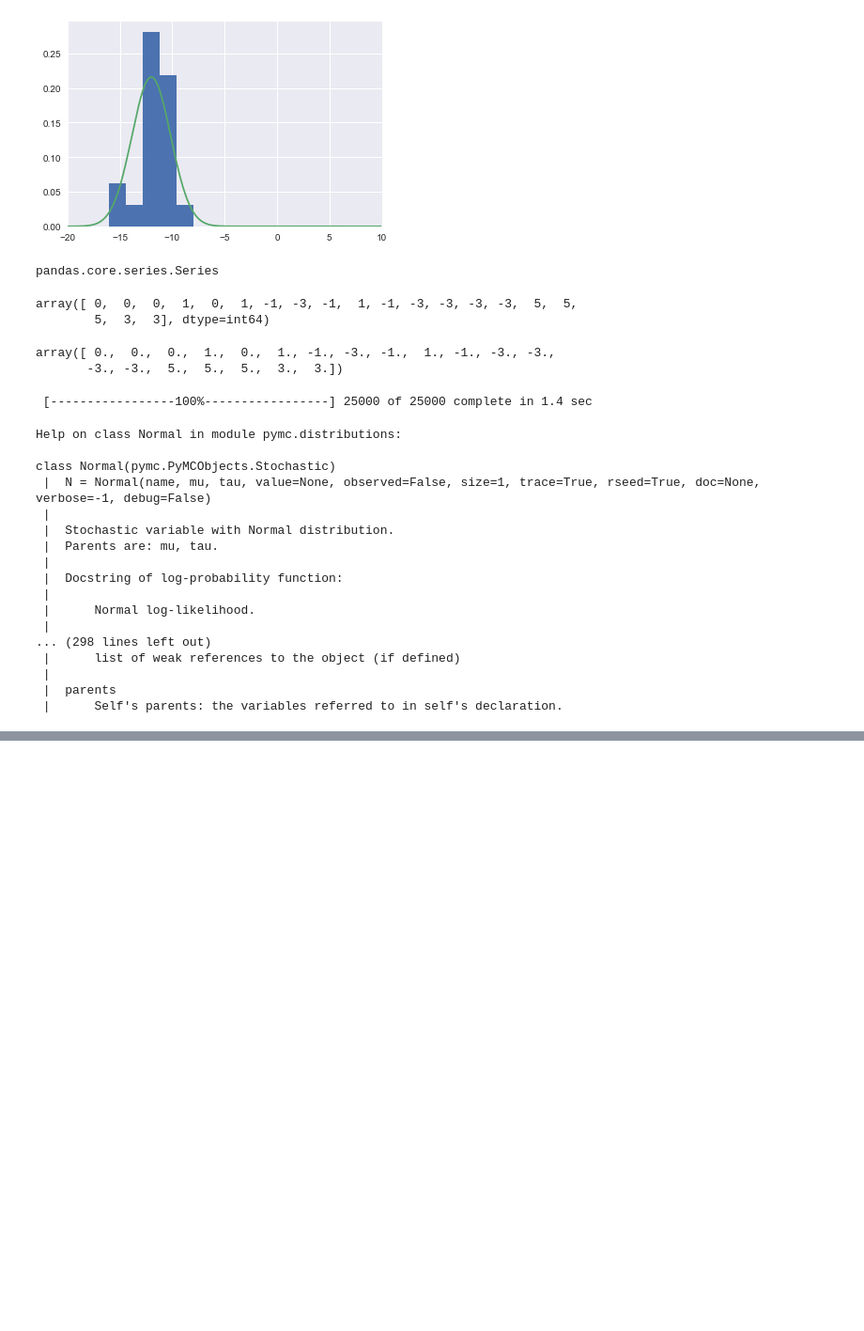
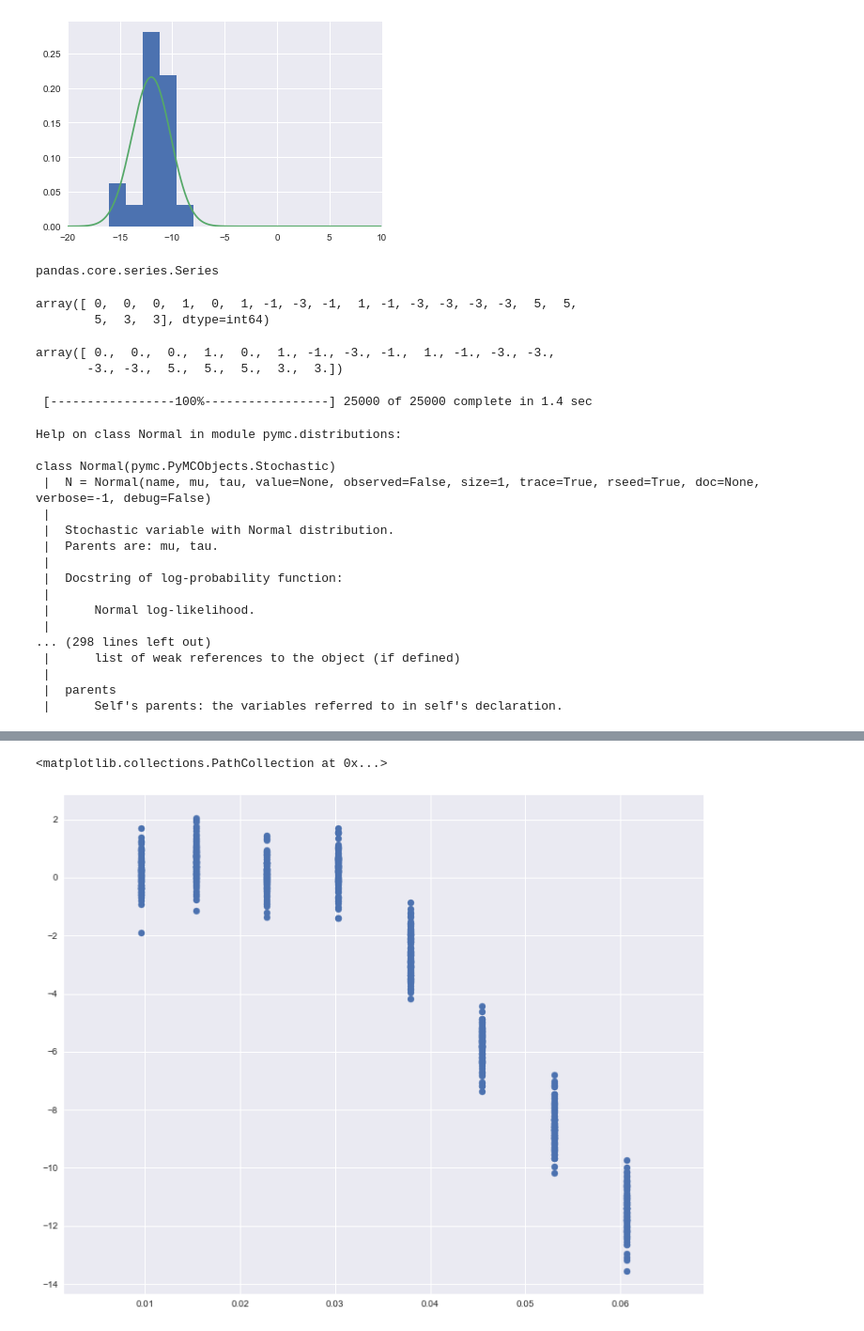
Before and after one commit to bigface0202/Probabilistic_study, a Jupyter notebook: Probabilistic_Study.ipynb, the cells around one changed output, grey strips where cells are left out. Shown: that part at 94% size. Saved outputs shown, nothing was run; the diff lists cells and outputs as text; code cells hidden in the pictures; blank space fills up the shorter version.

```diff
--- a/Probabilistic_Study.ipynb
+++ b/Probabilistic_Study.ipynb
@@ -368,0 +394,3 @@ plt.plot(x,mean_prob, ls="--", color="k")
+# %%
+for i in act_std_df['act']:
+    print(sabun2[str(i)])
@@ -368,0 +457,19 @@ plt.plot(x,mean_prob, ls="--", color="k")
+# %%
+for i, act in enumerate(act_std_df['act']):
+    mu = _mu(act)
+    sig = sig_tes[i]
+    error = pm.rnormal(mu,sig,100)
+    x = np.zeros(len(error))
+    x[:] = act
+    if(i < 1):
+        x_ = x
+        error_ = error
+    else:
+        x_ = np.r_[x_,x]
+        error_ = np.r_[error_,error]
+# %%
+import seaborn as sns
+plt.scatter(x_,error_)
+# %% [output]
+<matplotlib.collections.PathCollection at 0x...>
+[figure, added]
```
Also changed, not shown: parts of 31 cells of this notebook.
